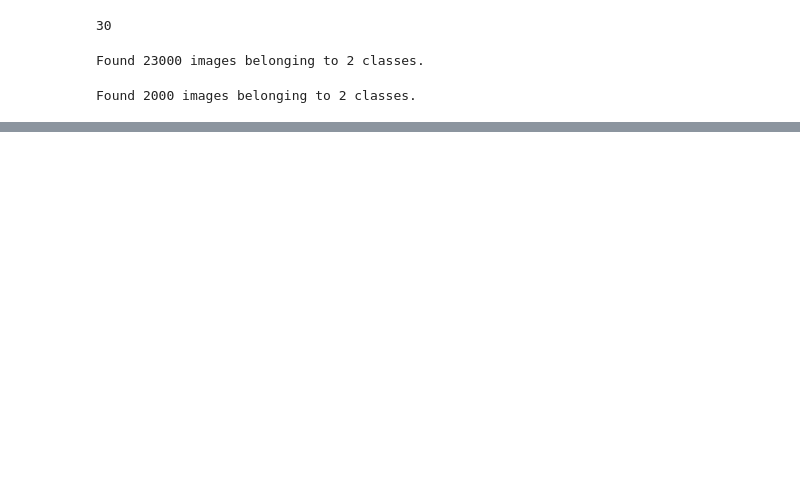
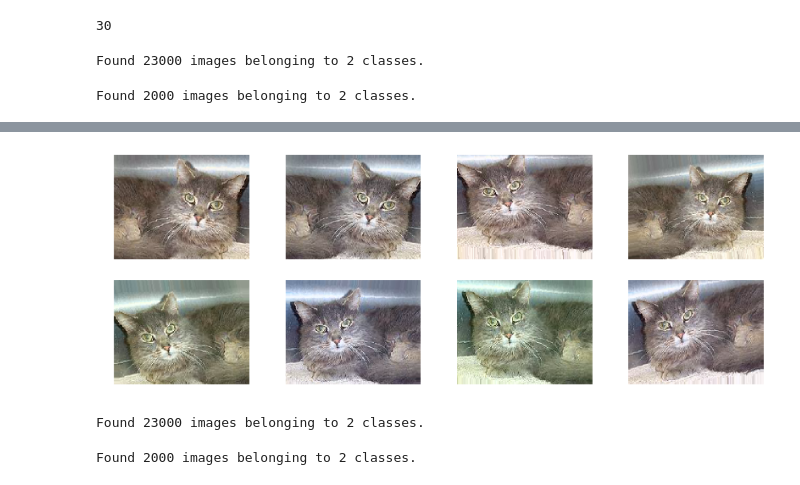
Before and after one commit to manibatra/fast.ai, a Jupyter notebook: lesson_3_recreation.ipynb, the cells around one changed output, grey strips where cells are left out. Drawn from its saved outputs; the diff is of its cells as text; code cells hidden in the pictures; blank space fills up the shorter version.

```diff
--- a/lesson_3_recreation.ipynb
+++ b/lesson_3_recreation.ipynb
@@ -95,0 +116,3 @@ fc_model.save_weights(model_path+'no_dropout.h5')
+# %%
+# Doing it for single image
+gen = image.ImageDataGenerator(rotation_range=10, width_shift_range=0.0,shear_range=0.15, height_shift_range=0.1, zoom_range=0.1, channel_shift_range=10., horizontal_flip=True, dim_ordering='tf')
@@ -95,0 +121,4 @@ fc_model.save_weights(model_path+'no_dropout.h5')
+# %%
+aug_iter = gen.flow(img)
+# %%
+aug_imgs = [next(aug_iter)[0].astype(np.uint8) for i in range(8)]
@@ -95,0 +130,4 @@ fc_model.save_weights(model_path+'no_dropout.h5')
+# %%
+plots(aug_imgs, (20, 7), 2)
+# %% [output]
+[figure, added]
@@ -95,0 +141,8 @@ fc_model.save_weights(model_path+'no_dropout.h5')
+# %%
+batches = get_batches(path+'train/', gen, batch_size=batch_size, shuffle=True)
+# %% [output]
+Found 23000 images belonging to 2 classes.
+# %%
+val_batches = get_batches(path+'valid/', batch_size=batch_size, shuffle=False)
+# %% [output]
+Found 2000 images belonging to 2 classes.
```
Also changed, not shown: parts of 40 cells of this notebook.
